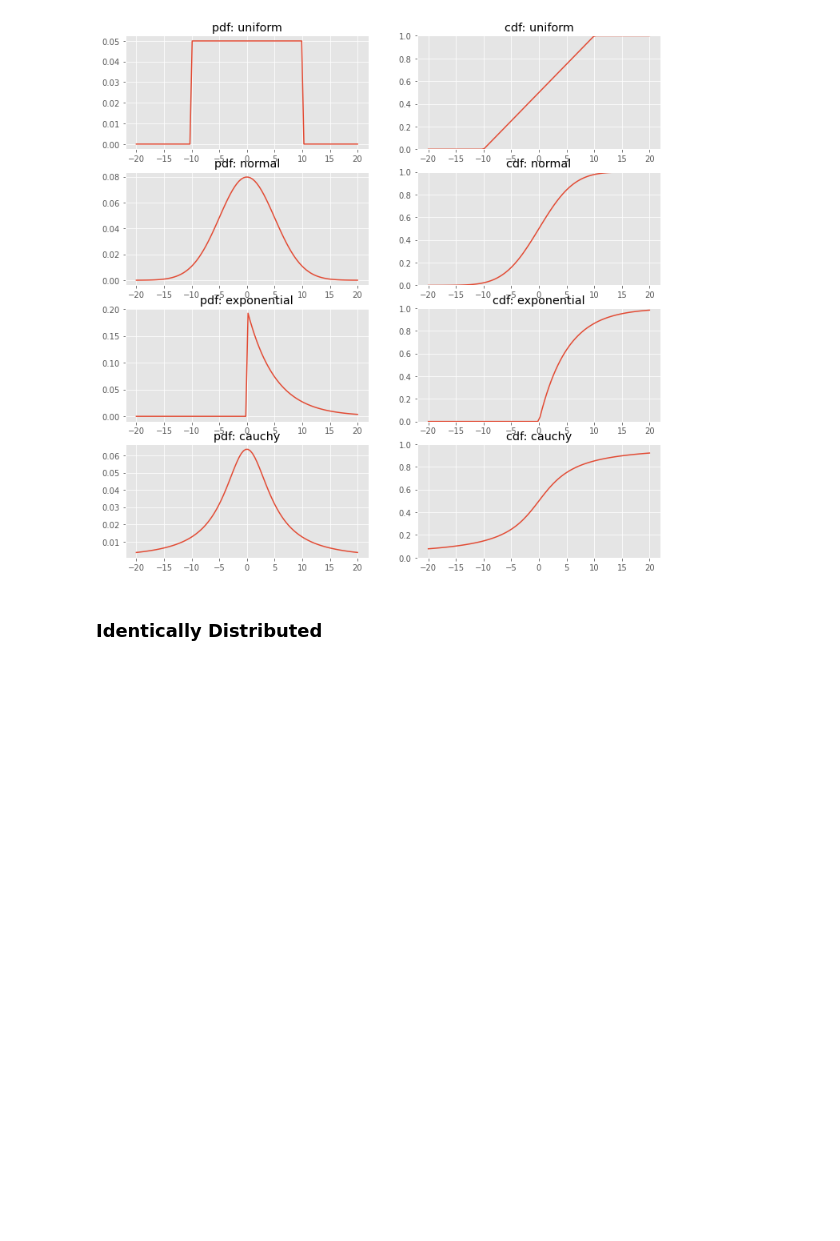
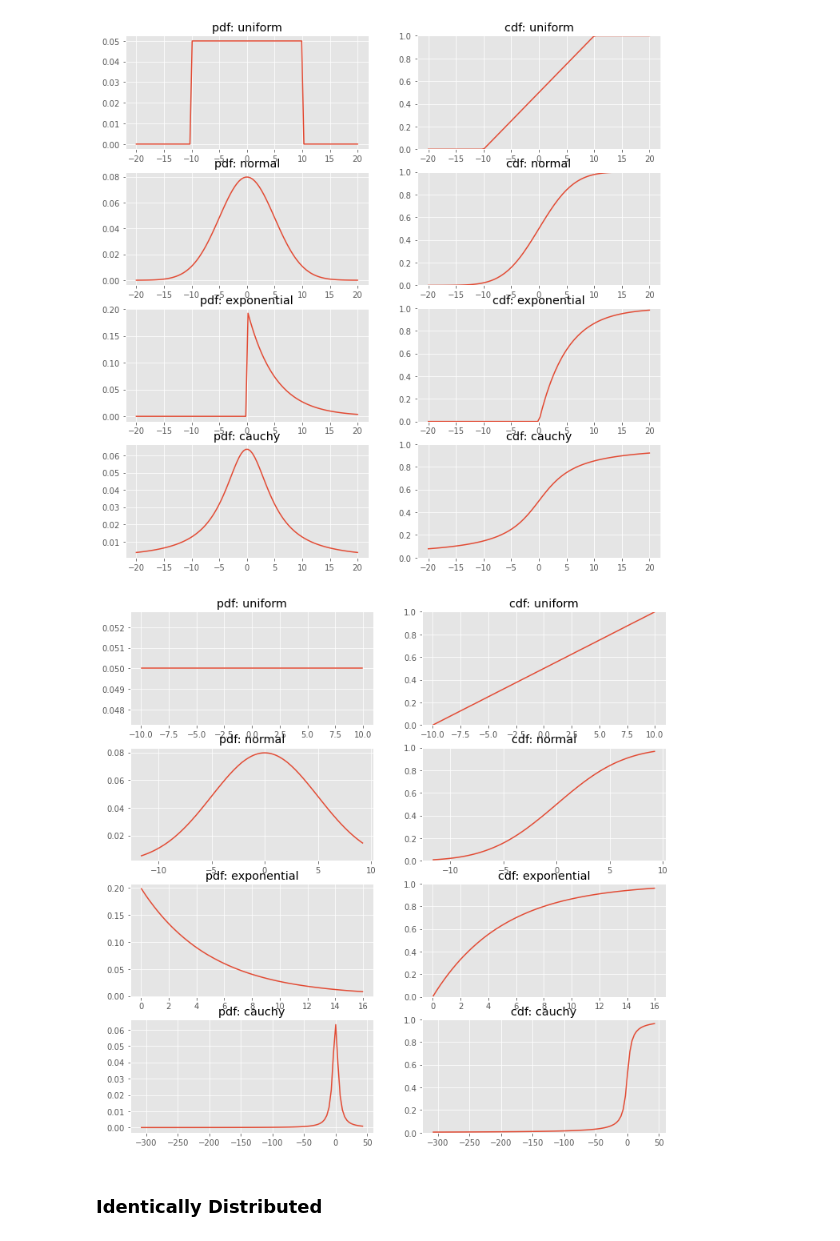
Before and after one commit to MekdiYilma/notes, a Jupyter notebook: sampling-distro/sampling-distributions.ipynb, the cells around one changed output. Cells and saved outputs as stored; diff of their text form; code cells hidden in the pictures; blank space fills up the shorter version.

```diff
--- a/sampling-distro/sampling-distributions.ipynb
+++ b/sampling-distro/sampling-distributions.ipynb
@@ -154,6 +154,41 @@ plot_dist_continuous(exponential, 'exponential', ax[2])
 plot_dist_continuous(cauchy, 'cauchy', ax[3])
 # %% [output]
 [figure]
+# %%
+import numpy as np
+import scipy.stats as stats
+import matplotlib.pyplot as plt
+
+plt.style.use('ggplot')
+uniform = stats.uniform(-10, 20)
+normal = stats.norm(0, 5)
+cauchy = stats.cauchy(0, 5)
+exponential = stats.expon(0, 5)
+
+def plot_dist_continuous(dist, name, ax):
+    sample = dist.rvs(50)
+    x = np.linspace(min(sample), max(sample), 100)
+    ax[0].plot(x, dist.pdf(x))
+    ax[0].set_title('pdf: {}'.format(name))
+    ax[1].plot(x, dist.cdf(x))
+    ax[1].set_title('cdf: {}'.format(name))
+    ax[1].set_ylim(0, 1)
+#     if dist == exponential:
+#         ax[0].set_xlim(0, 20)
+#         ax[1].set_xlim(0, 20)
+
+
+
+
+
+fig, ax = plt.subplots(4, 2, figsize=(12, 12))
+
+plot_dist_continuous(uniform, 'uniform', ax[0])
+plot_dist_continuous(normal, 'normal', ax[1])
+plot_dist_continuous(exponential, 'exponential', ax[2])
+plot_dist_continuous(cauchy, 'cauchy', ax[3])
+# %% [output]
+[figure, added]
 # %% [markdown]
 ### Identically Distributed
 # %% [markdown]
```
Also changed, not shown: 10 other files.
